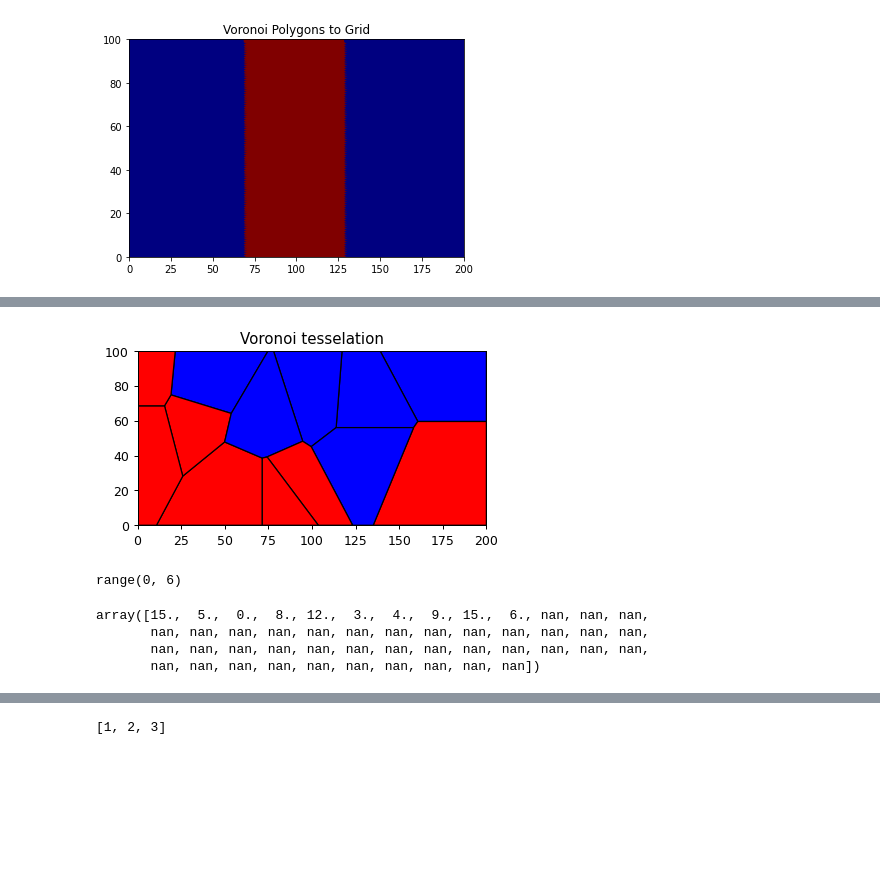
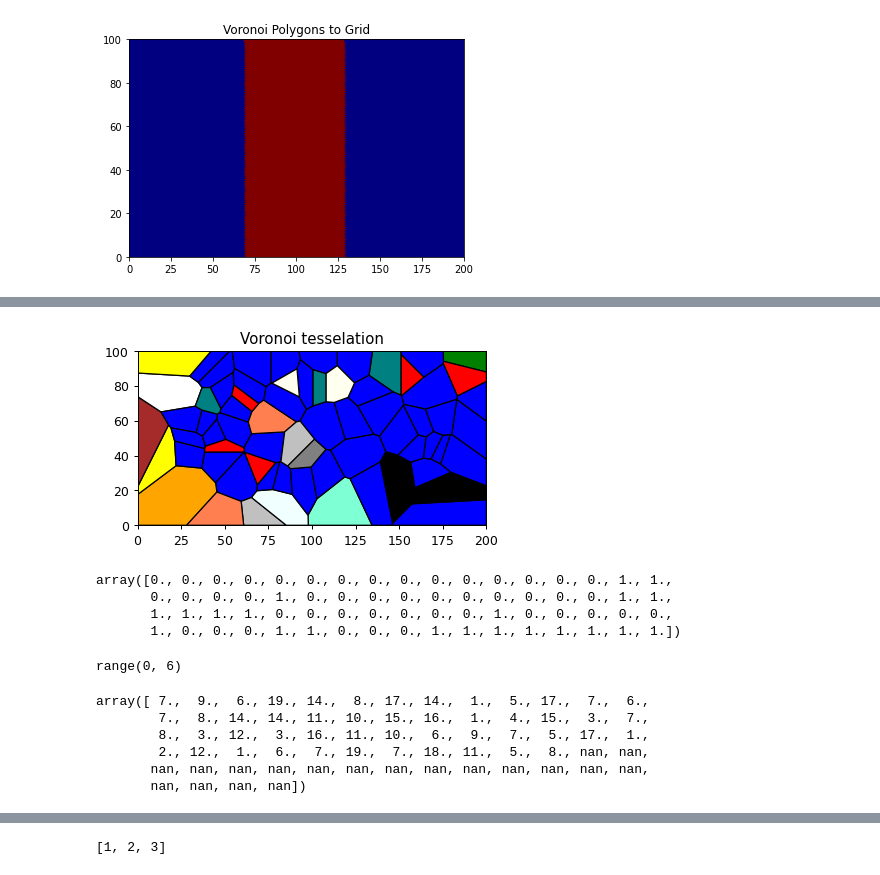
Before and after one commit to BastianSteffens/ABRM_functions, a Jupyter notebook: abm/init_ABRM.ipynb, the cells around one changed output, grey strips where cells are left out. Drawn from its saved outputs; the diff is of its cells as text; code cells hidden in the pictures; blank space fills up the shorter version.

Commit message:
fixed assignemnt of polygon to TI_zone bug

```diff
--- a/abm/init_ABRM.ipynb
+++ b/abm/init_ABRM.ipynb
@@ -64,7 +66,6 @@ plt.plot(F_points_target)
 # %%
 ### set parameters
-TURNS = 40
-AGENTSPERTURN = 5
+TURNS = 20
 RATIOTRACKEDAGENTS = 1.
 all_vals_len = 200*100
 
@@ -89,16 +90,16 @@ TI_zones = TI_zones.reshape((200,100,1))
 # create curve and save resultign desired LC
 Phi_points_target = np.linspace(0, 1, num=11, endpoint=True)
 # F_points_target = np.array([0, 0.2, 0.35, 0.6, 0.65, 0.7, 0.8, 0.85, 0.9, 0.95, 1])
-F_points_target = np.array([0, 0.7, 0.85, 0.9, 0.95, 0.96, 0.97, 0.98, 0.99, 0.999, 1])
+F_points_target = np.array([0, 0.3, 0.45, 0.6, 0.68, 0.75, 0.8, 0.85, 0.9, 0.95, 1])
 
 output_folder = str(datetime.datetime.today().replace(microsecond= 0, second = 0).strftime("%Y_%m_%d_%H_%M"))
 # %%
 t1 = time.time()
 
 model = Model(env = TI_zones,
-              number_of_turns=TURNS, number_of_starting_agents = 10,new_agent_every_n_turns = 1,max_number_agents = 25,
+              number_of_turns=TURNS, number_of_starting_agents = 50,new_agent_every_n_turns = 1,max_number_agents = 150,
               ratio_of_tracked_agents = 1.,number_training_image_zones = 2, number_training_images_per_zone = 20,output_folder = output_folder,
-              Phi_points_target=Phi_points_target,F_points_target=F_points_target,max_number_of_position_tests = 15 ,n_processes = None,neighbourhood_radius = 10, neighbourhood_search_step_size = 5,
+              Phi_points_target=Phi_points_target,F_points_target=F_points_target,max_number_of_position_tests = 10 ,n_processes = None,neighbourhood_radius = 10, neighbourhood_search_step_size = 1,
              )
 model.run()
 print("Simulation took {0:2.2f} seconds".format(time.time()-t1))
@@ -253,33 +274,41 @@ array([0., 1., 0., 0., 0., 0., 1., 0., 0., 1., 1., 1., 1., 1., 0., 0., 0.,
 # %%
-iter_to_display = 10
+%matplotlib inline
+iter_to_display =20
 # extract voronoi point and TI_zone affiliated with them
 voronoi_points = np.vstack((iteration[iter_to_display][:,0],iteration[iter_to_display][:,1])).T
 voronoi_points = voronoi_points[~np.isnan(voronoi_points).any(axis=1)]
 
-zone = iteration[iter_to_display][:,4]
+zone = iteration[iter_to_display][:,5]
 zone = zone[~np.isnan(zone)]
 # zone[-1]=zone[-2]
 # get voronoi regions
 poly_shapes, pts, poly_to_pt_assignments = voronoi_regions_from_coords(voronoi_points, grid)
 
 fig = plt.figure(1, figsize=(5,5), dpi=90)
-# color = ["red","blue","green","black","yellow","red","blue","green","black","yellow","red","blue","green","black","yellow"]
+color = ["Red","Blue","Yellow","Azure","Green","Black","Brown","White","Ivory","Teal","Silver","Gray","Purple","Orange","Maroon","Lime","Aquamarine","Coral","Wheat","Crimson"]
 # color = 100*np.random.randint(len(voronoi_points))
 # viridis = cm.get_cmap('viridis', model.current_id+1)
 
 ax = fig.add_subplot(111)
 for j in range(len(poly_shapes)):
     TI_id = int(zone[j])
     ring_patch = PolygonPatch(poly_shapes[j], facecolor =  color[TI_id])
     ax.add_patch(ring_patch)
     ax.set_title('Voronoi tesselation')
     xrange = [0, 200]
     yrange = [0, 100]
     ax.set_xlim(*xrange)
     ax.set_ylim(*yrange)
     ax.set_aspect(1)
 # %% [output]
-[figure, old version]
+[figure, new version]
+# %%
+zone
+# %% [output]
+array([0., 0., 0., 0., 0., 0., 0., 0., 0., 0., 0., 0., 0., 0., 0., 1., 1.,
+       0., 0., 0., 0., 1., 0., 0., 0., 0., 0., 0., 0., 0., 0., 0., 1., 1.,
+       1., 1., 1., 1., 0., 0., 0., 0., 0., 0., 0., 1., 0., 0., 0., 0., 0.,
+       1., 0., 0., 0., 1., 1., 0., 0., 0., 1., 1., 1., 1., 1., 1., 1., 1.])
 # %%
 range(6)
 # %% [output]
@@ -290,10 +319,12 @@ range(0, 6)
 # %%
 iteration[0][:,5]
 # %% [output]
-array([15.,  5.,  0.,  8., 12.,  3.,  4.,  9., 15.,  6., nan, nan, nan,
+array([ 7.,  9.,  6., 19., 14.,  8., 17., 14.,  1.,  5., 17.,  7.,  6.,
+        7.,  8., 14., 14., 11., 10., 15., 16.,  1.,  4., 15.,  3.,  7.,
+        8.,  3., 12.,  3., 16., 11., 10.,  6.,  9.,  7.,  5., 17.,  1.,
+        2., 12.,  1.,  6.,  7., 19.,  7., 18., 11.,  5.,  8., nan, nan,
        nan, nan, nan, nan, nan, nan, nan, nan, nan, nan, nan, nan, nan,
-       nan, nan, nan, nan, nan, nan, nan, nan, nan, nan, nan, nan, nan,
-       nan, nan, nan, nan, nan, nan, nan, nan, nan, nan])
+       nan, nan, nan, nan])
 # %%
 fig = plt.figure(figsize = (10,10))
 camera = Camera(fig)
```
Also changed, not shown: parts of 15 cells of this notebook, 11 other files.
